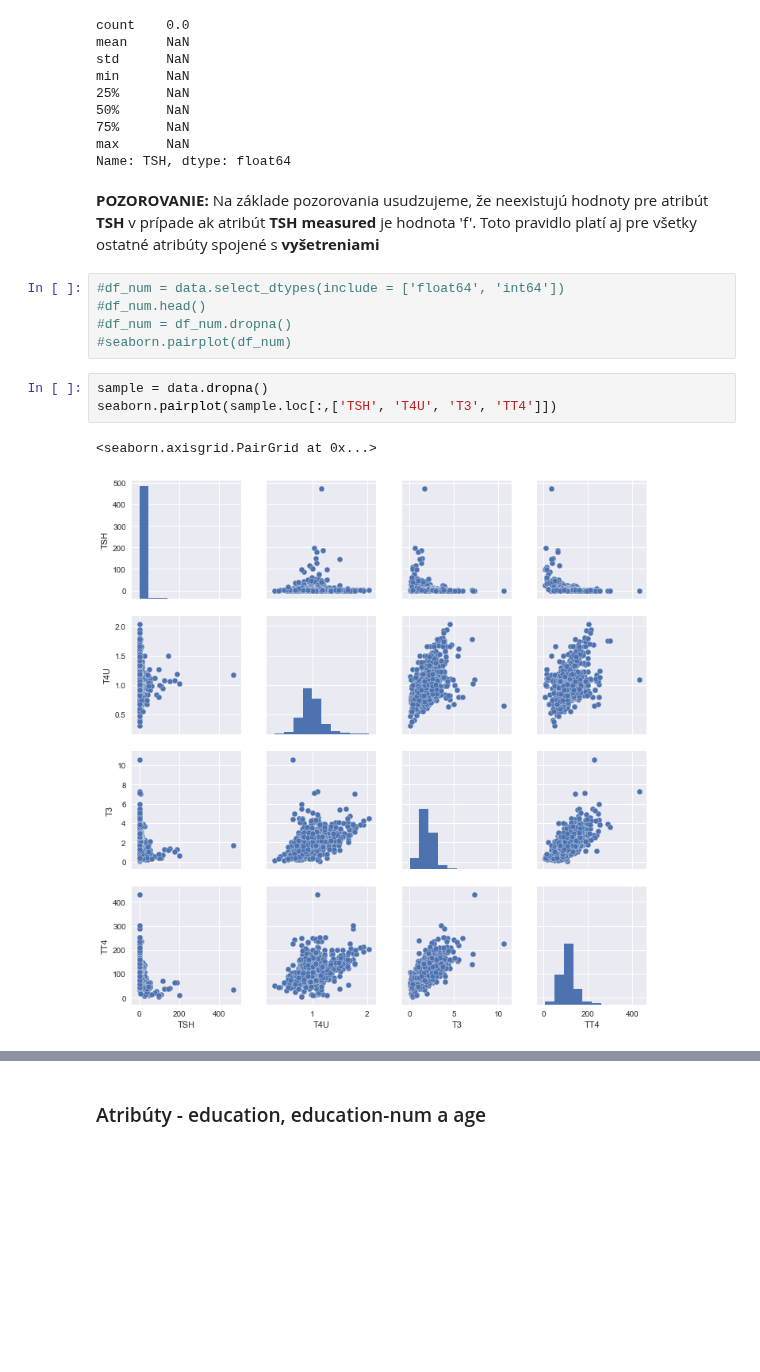
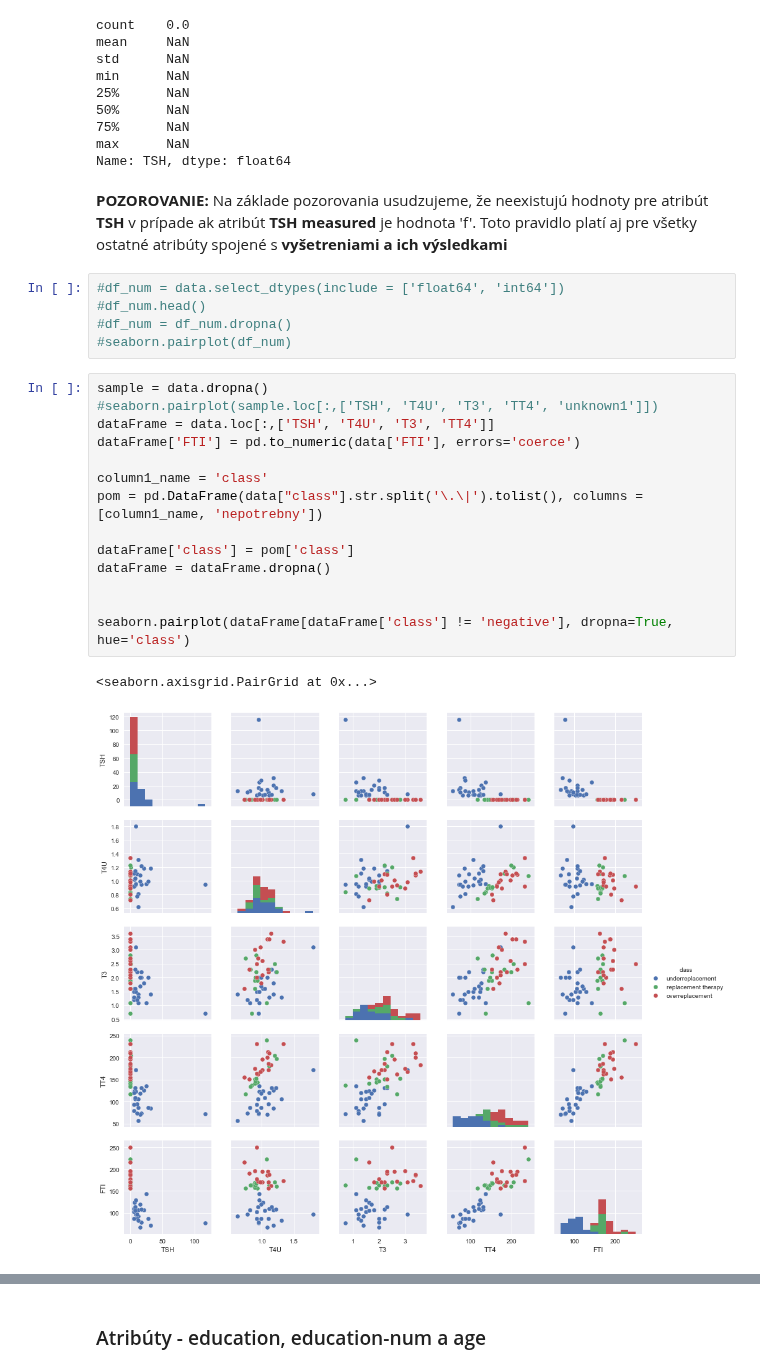
Before and after one commit to PeterJurkacek/IAU_2018_Jurkacek_Vyskoc, a Jupyter notebook: prieskumna_analyza.ipynb, the cells around one changed output, grey strips where cells are left out. Saved outputs shown, nothing was run; the diff lists cells and outputs as text; blank space fills up the shorter version.

```diff
--- a/prieskumna_analyza.ipynb
+++ b/prieskumna_analyza.ipynb
@@ -1467,15 +1466,26 @@ min      NaN
 max      NaN
 Name: TSH, dtype: float64
 # %% [markdown]
-**POZOROVANIE:** Na základe pozorovania usudzujeme, že neexistujú hodnoty pre atribút **TSH** v prípade ak atribút **TSH measured** je hodnota 'f'. Toto pravidlo platí aj pre všetky ostatné atribúty spojené s **vyšetreniami**
+**POZOROVANIE:** Na základe pozorovania usudzujeme, že neexistujú hodnoty pre atribút **TSH** v prípade ak atribút **TSH measured** je hodnota 'f'. Toto pravidlo platí aj pre všetky ostatné atribúty spojené s **vyšetreniami a ich výsledkami**
 # %%
 #df_num = data.select_dtypes(include = ['float64', 'int64'])
 #df_num.head()
 #df_num = df_num.dropna()
 #seaborn.pairplot(df_num)
-# %%
-sample = data.dropna()
-seaborn.pairplot(sample.loc[:,['TSH', 'T4U', 'T3', 'TT4']])
-# %% [output]
-<seaborn.axisgrid.PairGrid at 0x...>
-[figure, removed]
+# %%
+sample = data.dropna()
+#seaborn.pairplot(sample.loc[:,['TSH', 'T4U', 'T3', 'TT4', 'unknown1']])
+dataFrame = data.loc[:,['TSH', 'T4U', 'T3', 'TT4']]
+dataFrame['FTI'] = pd.to_numeric(data['FTI'], errors='coerce')
+
+column1_name = 'class'
+pom = pd.DataFrame(data["class"].str.split('\.\|').tolist(), columns = [column1_name, 'nepotrebny'])
+
+dataFrame['class'] = pom['class']
+dataFrame = dataFrame.dropna()
+
+
+seaborn.pairplot(dataFrame[dataFrame['class'] != 'negative'], dropna=True, hue='class')
+# %% [output]
+<seaborn.axisgrid.PairGrid at 0x...>
+[figure, added]
```
Also changed, not shown: parts of 39 cells of this notebook.
